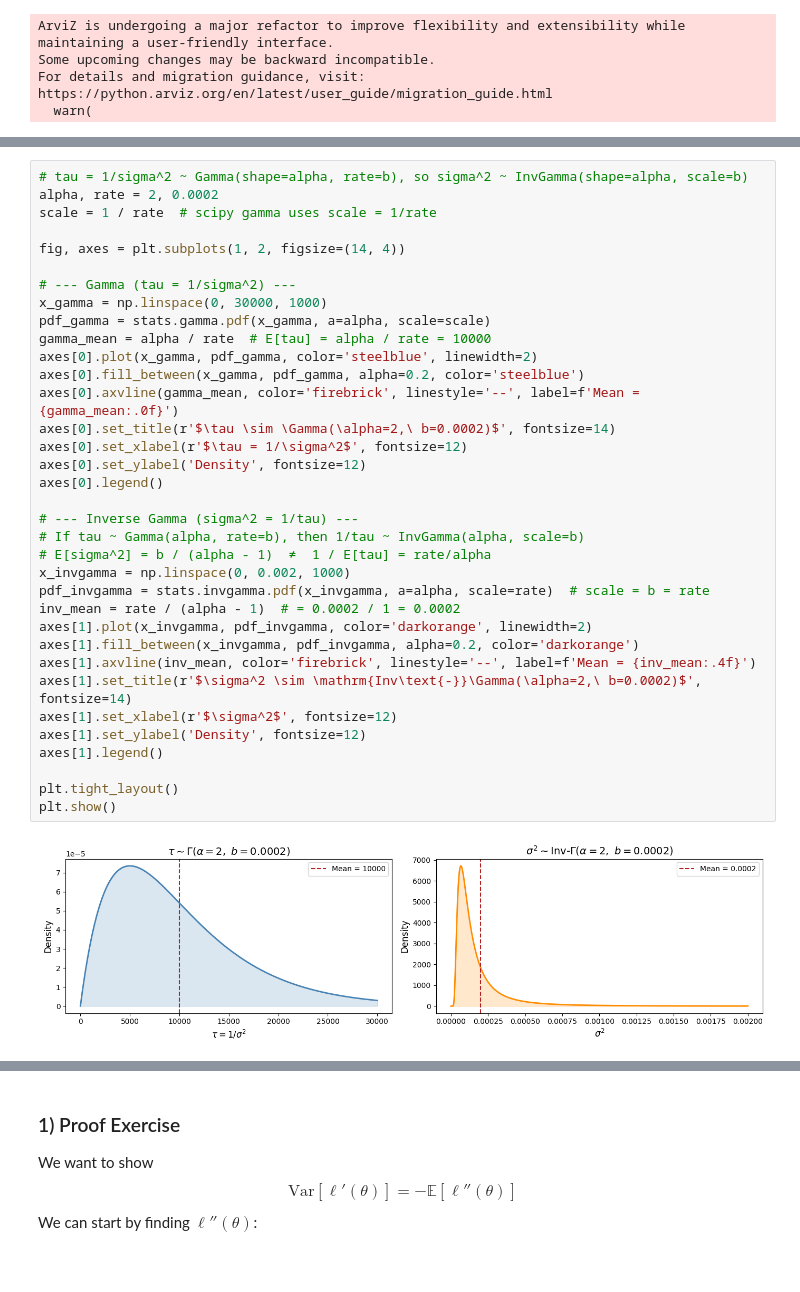
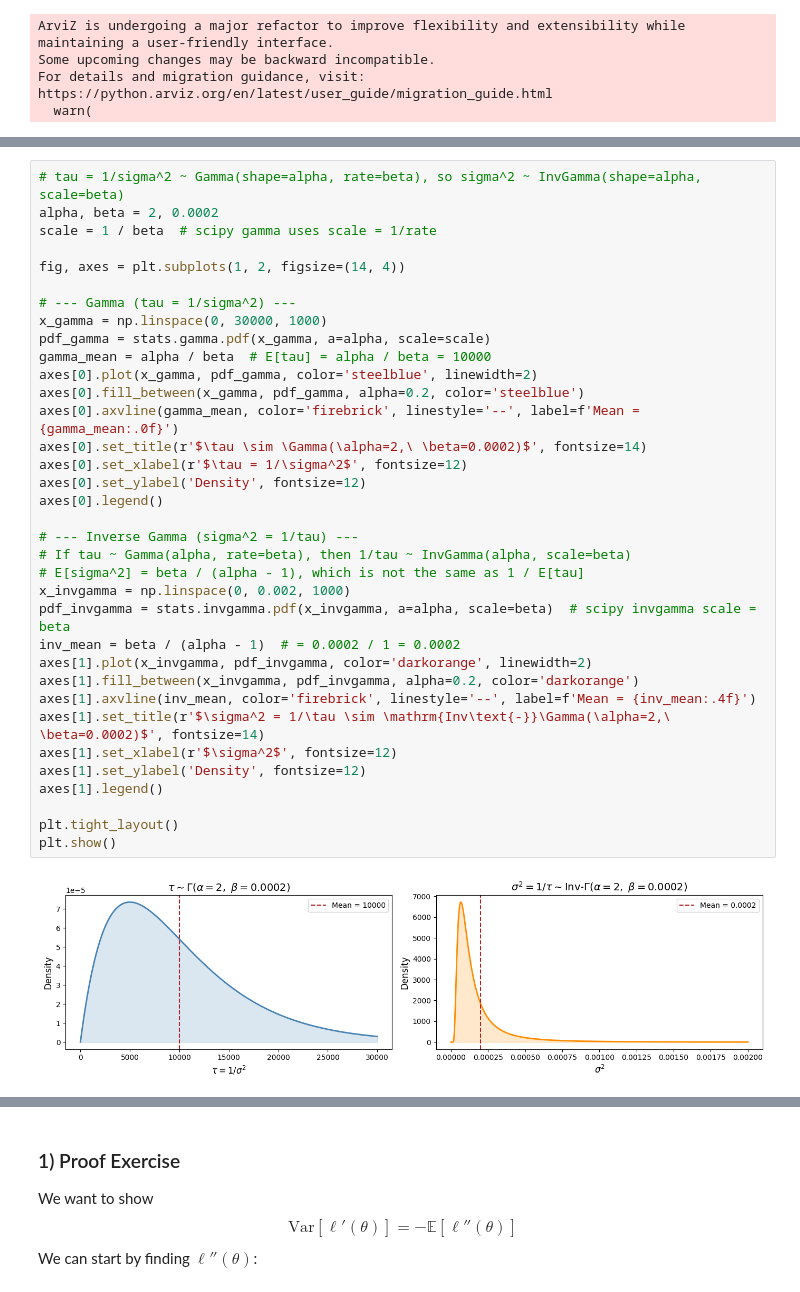
Before and after one commit to su-andrew/stats200q, a Jupyter notebook: Stats200_Book.ipynb, the cells around one changed output, grey strips where cells are left out. Drawn from its saved outputs; the diff is of its cells as text.

```diff
--- a/Stats200_Book.ipynb
+++ b/Stats200_Book.ipynb
@@ -98,40 +149,40 @@ Here's what the Gamma and inverse Gamma distributions look like:
 # %%
-# tau = 1/sigma^2 ~ Gamma(shape=alpha, rate=b), so sigma^2 ~ InvGamma(shape=alpha, scale=b)
-alpha, rate = 2, 0.0002
-scale = 1 / rate  # scipy gamma uses scale = 1/rate
+# tau = 1/sigma^2 ~ Gamma(shape=alpha, rate=beta), so sigma^2 ~ InvGamma(shape=alpha, scale=beta)
+alpha, beta = 2, 0.0002
+scale = 1 / beta  # scipy gamma uses scale = 1/rate
 
 fig, axes = plt.subplots(1, 2, figsize=(14, 4))
 
 # --- Gamma (tau = 1/sigma^2) ---
 x_gamma = np.linspace(0, 30000, 1000)
 pdf_gamma = stats.gamma.pdf(x_gamma, a=alpha, scale=scale)
-gamma_mean = alpha / rate  # E[tau] = alpha / rate = 10000
+gamma_mean = alpha / beta  # E[tau] = alpha / beta = 10000
 axes[0].plot(x_gamma, pdf_gamma, color='steelblue', linewidth=2)
 axes[0].fill_between(x_gamma, pdf_gamma, alpha=0.2, color='steelblue')
 axes[0].axvline(gamma_mean, color='firebrick', linestyle='--', label=f'Mean = {gamma_mean:.0f}')
-axes[0].set_title(r'$\tau \sim \Gamma(\alpha=2,\ b=0.0002)$', fontsize=14)
+axes[0].set_title(r'$\tau \sim \Gamma(\alpha=2,\ \beta=0.0002)$', fontsize=14)
 axes[0].set_xlabel(r'$\tau = 1/\sigma^2$', fontsize=12)
 axes[0].set_ylabel('Density', fontsize=12)
 axes[0].legend()
 
 # --- Inverse Gamma (sigma^2 = 1/tau) ---
-# If tau ~ Gamma(alpha, rate=b), then 1/tau ~ InvGamma(alpha, scale=b)
-# E[sigma^2] = b / (alpha - 1)  ≠  1 / E[tau] = rate/alpha
+# If tau ~ Gamma(alpha, rate=beta), then 1/tau ~ InvGamma(alpha, scale=beta)
+# E[sigma^2] = beta / (alpha - 1), which is not the same as 1 / E[tau]
 x_invgamma = np.linspace(0, 0.002, 1000)
-pdf_invgamma = stats.invgamma.pdf(x_invgamma, a=alpha, scale=rate)  # scale = b = rate
-inv_mean = rate / (alpha - 1)  # = 0.0002 / 1 = 0.0002
+pdf_invgamma = stats.invgamma.pdf(x_invgamma, a=alpha, scale=beta)  # scipy invgamma scale = beta
+inv_mean = beta / (alpha - 1)  # = 0.0002 / 1 = 0.0002
 axes[1].plot(x_invgamma, pdf_invgamma, color='darkorange', linewidth=2)
 axes[1].fill_between(x_invgamma, pdf_invgamma, alpha=0.2, color='darkorange')
 axes[1].axvline(inv_mean, color='firebrick', linestyle='--', label=f'Mean = {inv_mean:.4f}')
-axes[1].set_title(r'$\sigma^2 \sim \mathrm{Inv\text{-}}\Gamma(\alpha=2,\ b=0.0002)$', fontsize=14)
+axes[1].set_title(r'$\sigma^2 = 1/\tau \sim \mathrm{Inv\text{-}}\Gamma(\alpha=2,\ \beta=0.0002)$', fontsize=14)
 axes[1].set_xlabel(r'$\sigma^2$', fontsize=12)
 axes[1].set_ylabel('Density', fontsize=12)
 axes[1].legend()
 
 plt.tight_layout()
 plt.show()
 # %% [output]
-[figure, old version]
+[figure, new version]
 # %% [markdown]
 Let's proceed with deriving the posterior mean. Bayes' Theorem gives us:
 $$ f(\tau | X) = \frac{f(X | \tau)f(\tau)}{f(X)} $$
```
Also changed, not shown: parts of 46 cells of this notebook, 2 other files.
